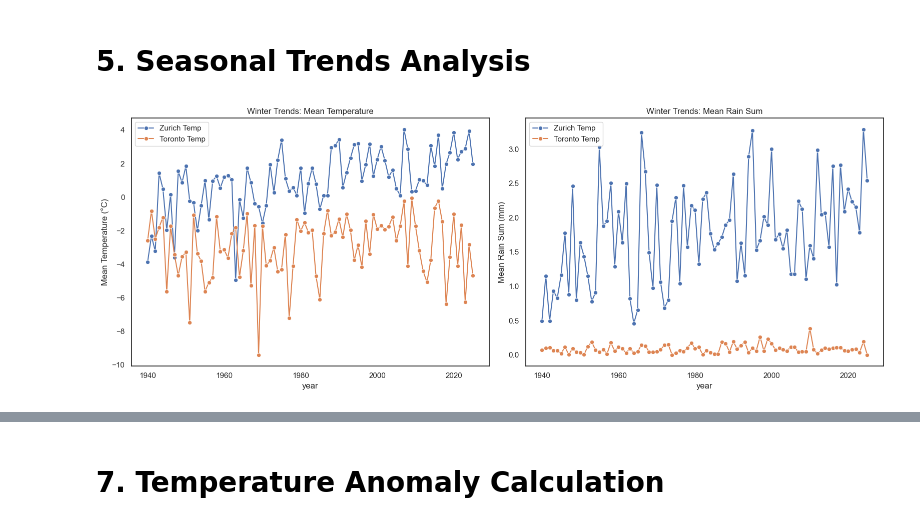
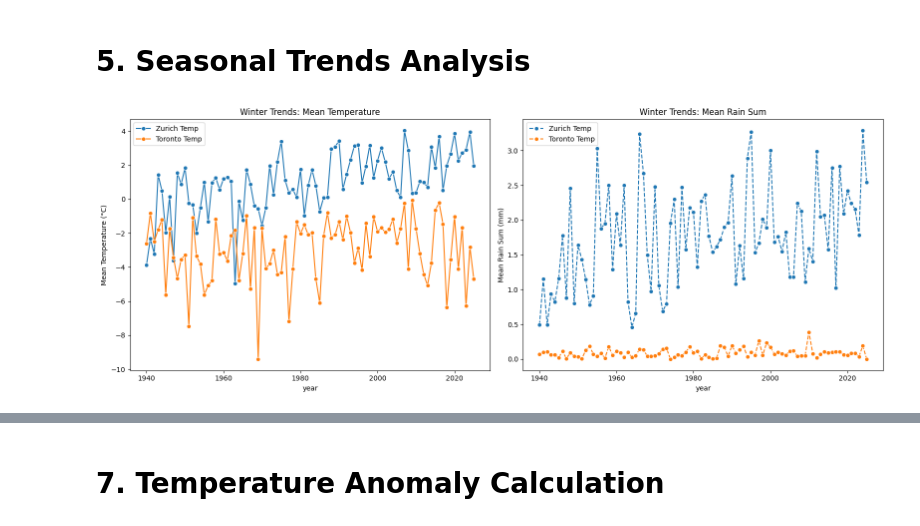
Before and after one commit to Jaffels/CIP_FS25_111, a Jupyter notebook: Nhat.ipynb, the cells around one changed output, grey strips where cells are left out. Drawn from its saved outputs; the diff is of its cells as text; code cells hidden in the pictures.

Commit message:
Update findings to according plots

```diff
--- a/Nhat.ipynb
+++ b/Nhat.ipynb
@@ -44,25 +44,25 @@ seasonal_stats = df_season.groupby(['City', 'season', 'year']).agg({
 # %%
 winter_stats = seasonal_stats[seasonal_stats['season'] == 'winter']
 fig, (ax1, ax2) = plt.subplots(1, 2, figsize=(16, 6))
 
 cities = ['Zurich', 'Toronto']
 
 for city in cities:
     city_data = winter_stats[winter_stats['City'] == city]
     sns.lineplot(data = city_data, x = 'year', y = 'temperature_2m_mean', marker = 'o', label = f'{city} Temp', ax = ax1)
 ax1.set_title('Winter Trends: Mean Temperature')
 ax1.set_ylabel('Mean Temperature (°C)')
 ax1.legend()
 
 
 for city in cities:
     city_data = winter_stats[winter_stats['City'] == city]
-    sns.lineplot(data = city_data, x = 'year', y = 'rain_sum', marker = 'o', label = f'{city} Temp', ax = ax2)
+    sns.lineplot(data = city_data, x = 'year', y = 'rain_sum', marker = 'o', linestyle = '--', label = f'{city} Temp', ax = ax2)
 ax2.set_title('Winter Trends: Mean Rain Sum')
 ax2.set_ylabel('Mean Rain Sum (mm)')
 ax2.legend()
 
 plt.tight_layout()
 plt.show()
 # %% [output]
-[figure, old version]
+[figure, new version]
```
Also changed, not shown: parts of 10 cells of this notebook.
